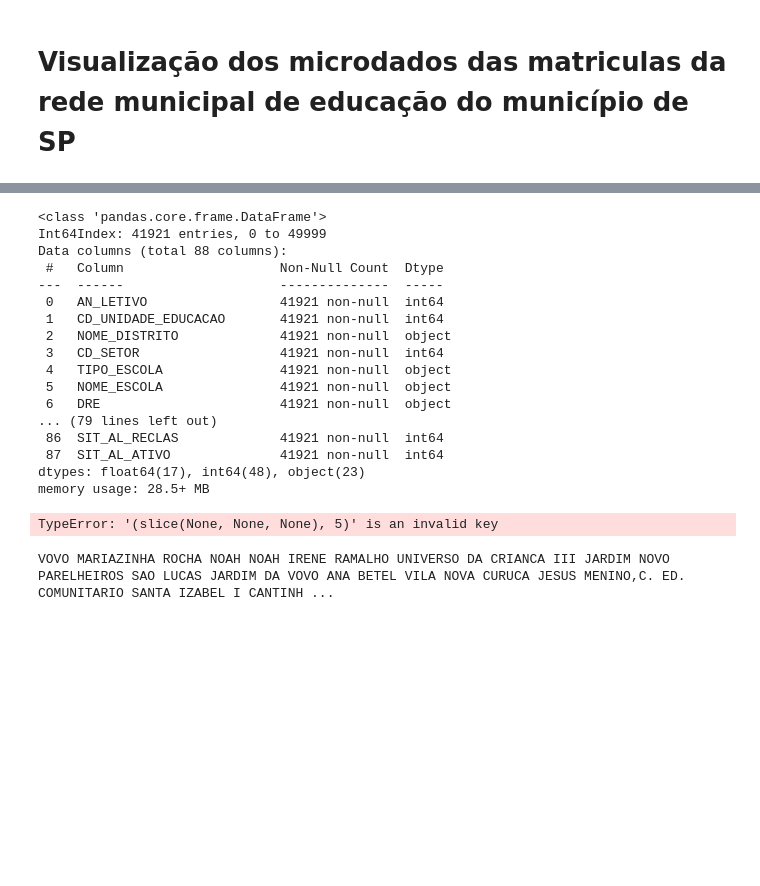
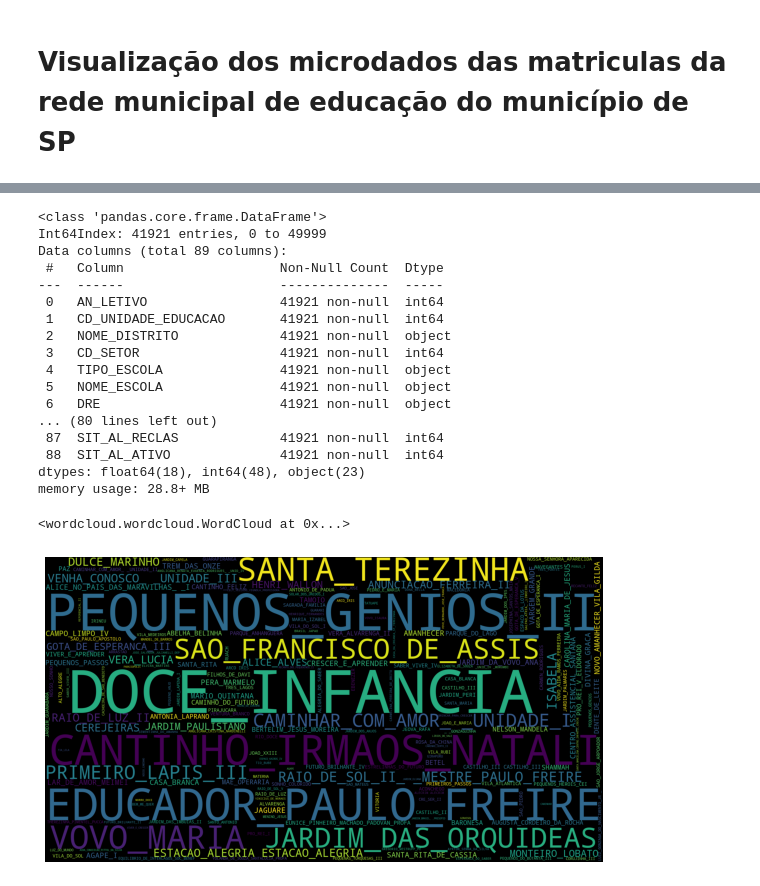
Before and after one commit to EnzoItaliano/visualizacao-dados, a Jupyter notebook: Microdados matriculas.ipynb, the cells around one changed output, grey strips where cells are left out. Drawn from its saved outputs; the diff is of its cells as text; code cells hidden in the pictures; blank space fills up the shorter version.

```diff
--- a/Microdados matriculas.ipynb
+++ b/Microdados matriculas.ipynb
@@ -4,11 +4,13 @@
 import pandas as pd
 
 tabela = pd.read_csv('data/Microdados_EOL_Matriculas_Ano_2019.csv', encoding = "ISO-8859-1", sep = ';', chunksize=50000)
+
+# y = pd.DataFrame(tabela)
 y = 0
 
 for x in tabela:
-    display(x)
     y = x
+    print(x)
     break
 
 # Dados faltando
@@ -20,5 +22,5 @@ y = y.drop("DESC_PARECER_CONCL_FIN", axis=1)
 # Não consta no dicionário de variáveis
 y = y.drop("DUR_DIA_HORA", axis=1)
 y = y.drop("DUR_DIA_MIN", axis=1)
-y = y.drop("X_SEMANA", axis=1)
+# y = y.drop("X_SEMANA", axis=1)
 # %% [output]
@@ -43,7 +49,7 @@ y.info()
 # %% [output]
 <class 'pandas.core.frame.DataFrame'>
 Int64Index: 41921 entries, 0 to 49999
-Data columns (total 88 columns):
+Data columns (total 89 columns):
  #   Column                    Non-Null Count  Dtype
 ---  ------                    --------------  -----
  0   AN_LETIVO                 41921 non-null  int64
@@ -53,19 +59,26 @@ Data columns (total 88 columns):
  4   TIPO_ESCOLA               41921 non-null  object
  5   NOME_ESCOLA               41921 non-null  object
  6   DRE                       41921 non-null  object
-... (79 lines left out)
- 86  SIT_AL_RECLAS             41921 non-null  int64
- 87  SIT_AL_ATIVO              41921 non-null  int64
-dtypes: float64(17), int64(48), object(23)
-memory usage: 28.5+ MB
+... (80 lines left out)
+ 87  SIT_AL_RECLAS             41921 non-null  int64
+ 88  SIT_AL_ATIVO              41921 non-null  int64
+dtypes: float64(18), int64(48), object(23)
+memory usage: 28.8+ MB
-# %%
-
-print(y[:, 5])
-# %% [output]
-TypeError: '(slice(None, None, None), 5)' is an invalid key
-# %%
-from wordcloud import WordCloud
-text = y['NOME_ESCOLA'].str.cat(sep=' ')
-print(text)
-# %% [output]
-VOVO MARIAZINHA ROCHA NOAH NOAH IRENE RAMALHO UNIVERSO DA CRIANCA III JARDIM NOVO PARELHEIROS SAO LUCAS JARDIM DA VOVO ANA BETEL VILA NOVA CURUCA JESUS MENINO,C. ED. COMUNITARIO SANTA IZABEL I CANTINH ...
+# %%
+from wordcloud import WordCloud
+import matplotlib.pyplot as plt
+
+text = y['NOME_ESCOLA'].str.replace(',', '').str.replace(' ', '_').str.cat(sep=' ')
+# print(text)
+wordcloud = WordCloud(background_color="black",
+                      width=1980, height=1080).generate(text)
+
+fig, ax = plt.subplots(figsize=(10,6))
+ax.imshow(wordcloud, interpolation='bilinear')
+ax.set_axis_off()
+
+plt.imshow(wordcloud)
+wordcloud.to_file("summary_wordcloud.png")
+# %% [output]
+<wordcloud.wordcloud.WordCloud at 0x...>
+[figure, added]
```
Also changed, not shown: parts of 3 cells of this notebook, 1 other file.
